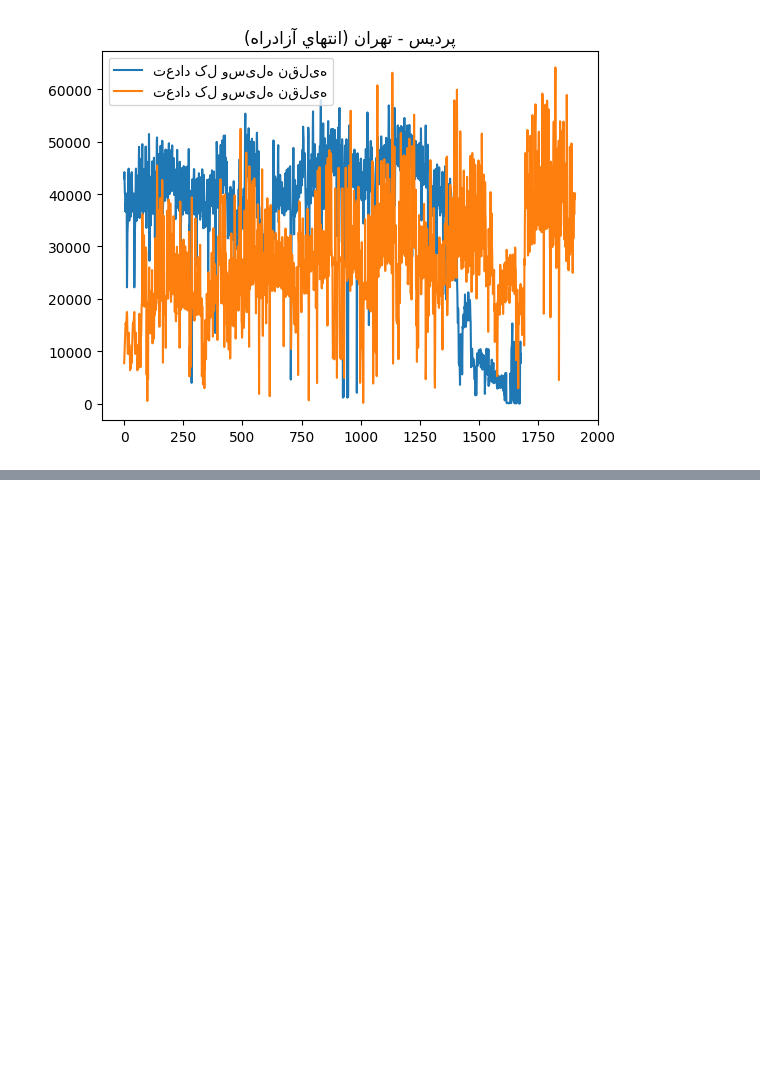
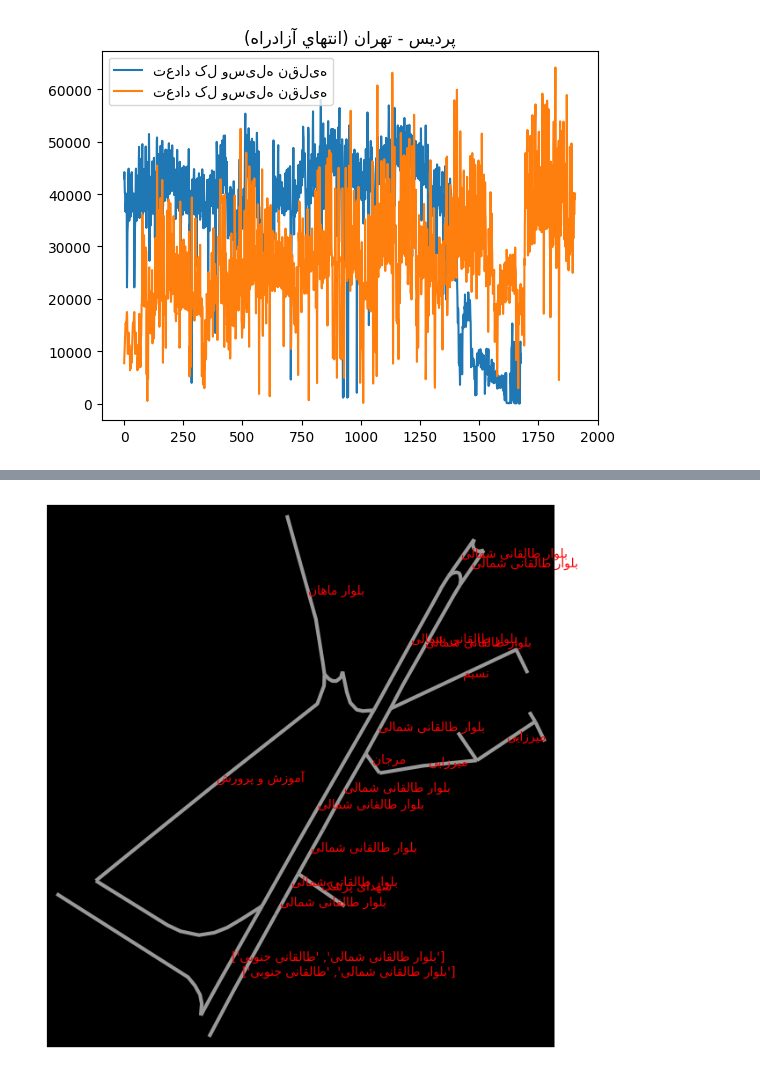
Before and after one commit to Amirali-Amirifar/traffic_analysis, a Jupyter notebook: analysis.ipynb, the cells around one changed output, grey strips where cells are left out. Saved outputs shown, nothing was run; the diff lists cells and outputs as text; code cells hidden in the pictures; blank space fills up the shorter version.

```diff
--- a/analysis.ipynb
+++ b/analysis.ipynb
@@ -186,0 +174,17 @@ TypeError: getRoadAddress() missing 3 required positional arguments: 'month', 'c
+# %%
+# G = ox.graph_from_place('کرج - آزادگان', network_type='drive', simplify=True)
+# ox.plot_graph(G)
+G = ox.graph_from_address('کرج', dist=200, network_type='drive')
+G = ox.get_undirected(G)
+
+fig, ax = ox.plot_graph(G, bgcolor='black', edge_linewidth=3, node_size=0,
+                        show=False, close=False)
+for _, edge in ox.graph_to_gdfs(G, nodes=False).fillna('').iterrows():
+    c = edge['geometry'].centroid
+    text = edge['name']
+    ax.title.set_color('red')
+
+    ax.annotate(file_handler.persian_fix(text), (c.x, c.y), c='red')
+plt.show()
+# %% [output]
+[figure, added]
```
Also changed, not shown: parts of 21 cells of this notebook, 4 other files.
